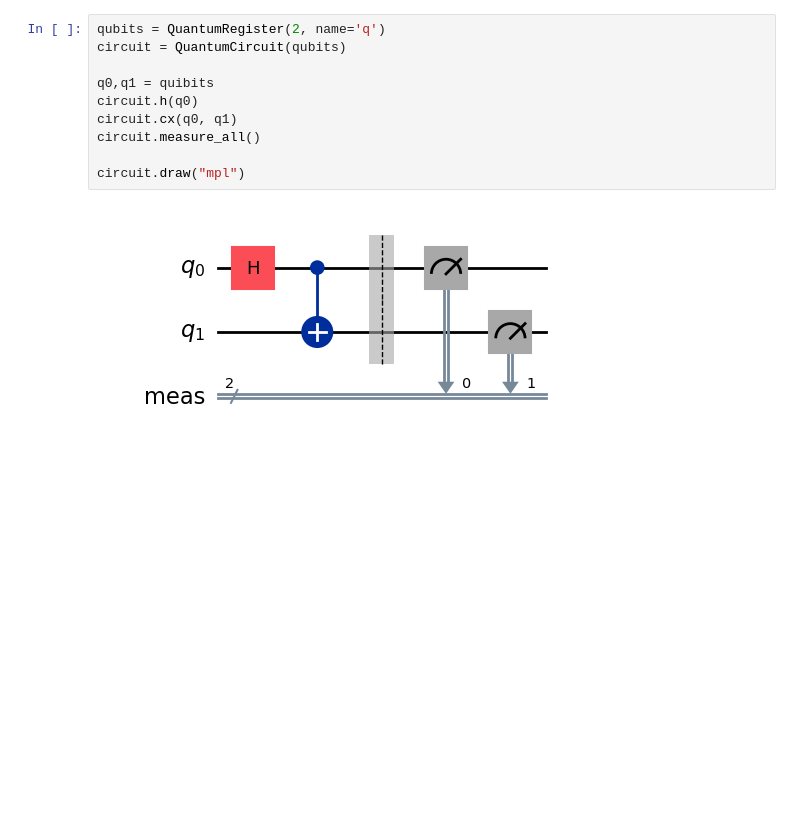
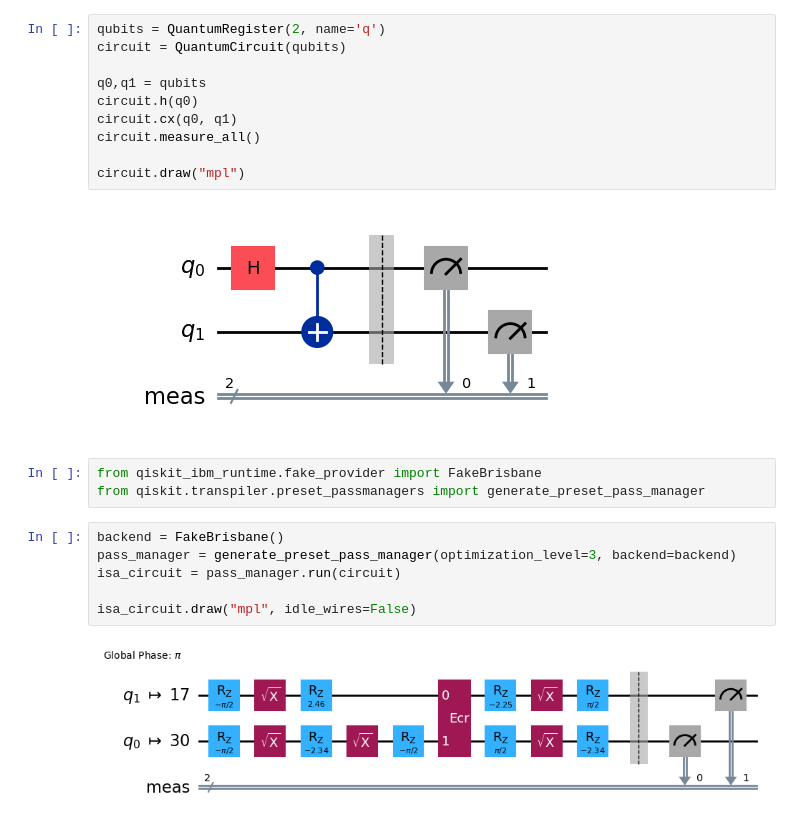
Before and after one commit to Frozha/QGSS24, a Jupyter notebook: lecture1.ipynb, the cells around one changed output. Drawn from its saved outputs; the diff is of its cells as text; blank space fills up the shorter version.

```diff
--- a/lecture1.ipynb
+++ b/lecture1.ipynb
@@ -6,7 +6,7 @@ from qiskit import QuantumCircuit, QuantumRegister
 qubits = QuantumRegister(2, name='q')
 circuit = QuantumCircuit(qubits)
 
-q0,q1 = quibits
+q0,q1 = qubits
 circuit.h(q0)
 circuit.cx(q0, q1)
 circuit.measure_all()
@@ -14,3 +14,14 @@ circuit.measure_all()
 circuit.draw("mpl")
 # %% [output]
 [figure]
+# %%
+from qiskit_ibm_runtime.fake_provider import FakeBrisbane
+from qiskit.transpiler.preset_passmanagers import generate_preset_pass_manager
+# %%
+backend = FakeBrisbane()
+pass_manager = generate_preset_pass_manager(optimization_level=3, backend=backend)
+isa_circuit = pass_manager.run(circuit)
+
+isa_circuit.draw("mpl", idle_wires=False)
+# %% [output]
+[figure, added]
```
